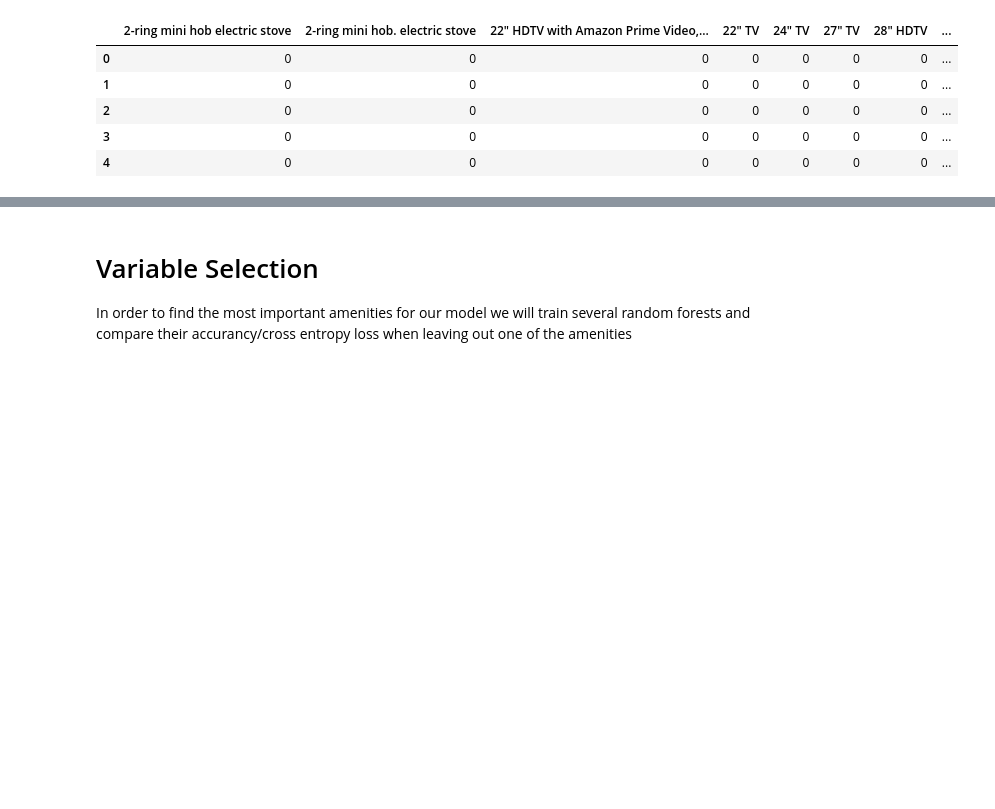
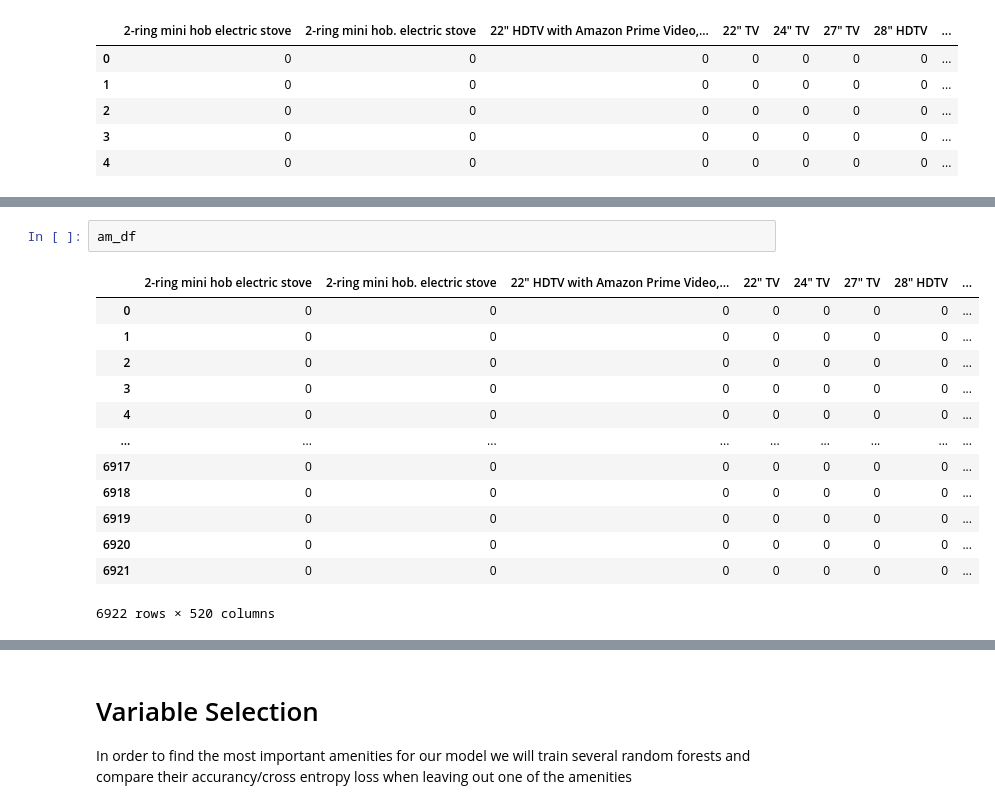
Before and after one commit to dmnk1308/DubAir, a Jupyter notebook: amenities_selection.ipynb, the cells around one changed output, grey strips where cells are left out. Drawn from its saved outputs; the diff is of its cells as text; blank space fills up the shorter version.

```diff
--- a/amenities_selection.ipynb
+++ b/amenities_selection.ipynb
@@ -67,0 +134,16 @@ That is a lot of stuff. We have more than 500 different amenities. Maybe the one
+# %%
+am_df
+# %% [output]
+|  | 2-ring mini hob electric stove | 2-ring mini hob. electric stove | 22" HDTV with Amazon Prime Video,... | 22" TV | 24" TV | 27" TV | 28" HDTV | ... |
+| 0 | 0 | 0 | 0 | 0 | 0 | 0 | 0 | ... |
+| 1 | 0 | 0 | 0 | 0 | 0 | 0 | 0 | ... |
+| 2 | 0 | 0 | 0 | 0 | 0 | 0 | 0 | ... |
+| 3 | 0 | 0 | 0 | 0 | 0 | 0 | 0 | ... |
+| 4 | 0 | 0 | 0 | 0 | 0 | 0 | 0 | ... |
+| ... | ... | ... | ... | ... | ... | ... | ... | ... |
+| 6917 | 0 | 0 | 0 | 0 | 0 | 0 | 0 | ... |
+| 6918 | 0 | 0 | 0 | 0 | 0 | 0 | 0 | ... |
+| 6919 | 0 | 0 | 0 | 0 | 0 | 0 | 0 | ... |
+| 6920 | 0 | 0 | 0 | 0 | 0 | 0 | 0 | ... |
+| 6921 | 0 | 0 | 0 | 0 | 0 | 0 | 0 | ... |
+6922 rows × 520 columns
```
Also changed, not shown: parts of 27 cells of this notebook.
